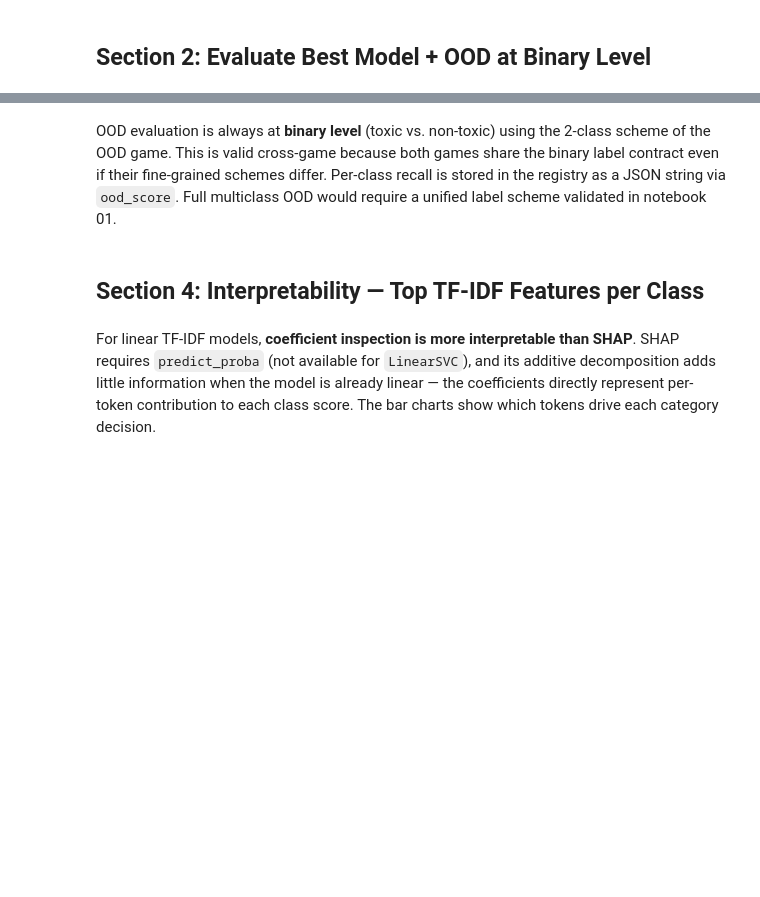
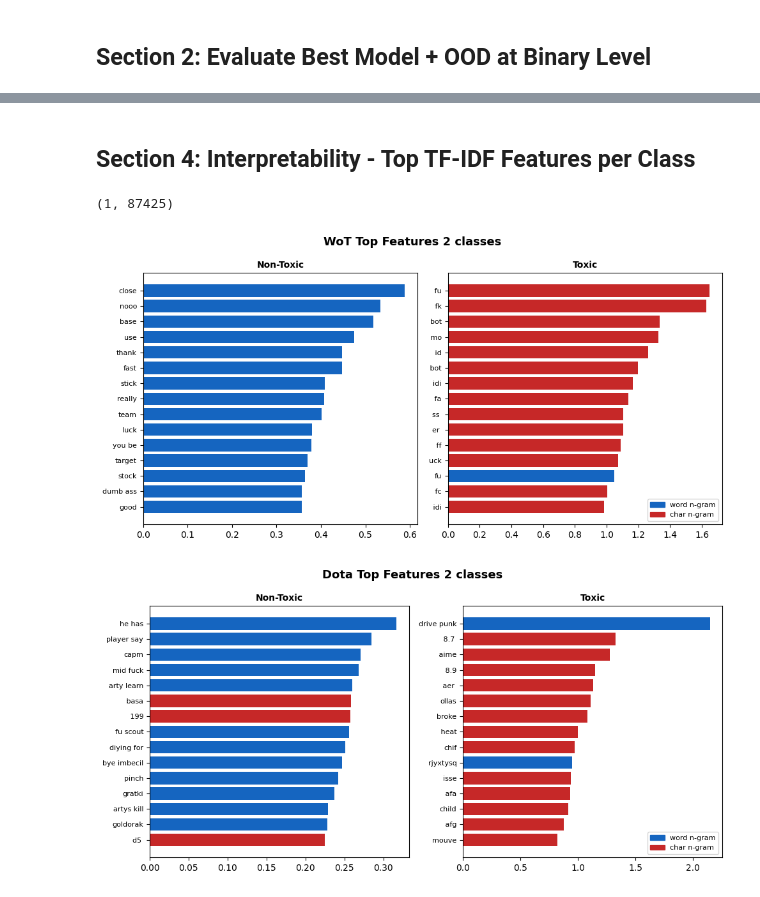
Before and after one commit to paolacalle/gaming-toxicity-detection, a Jupyter notebook: notebooks/gaming/02_ml_pipeline_multiclass.ipynb, the cells around one changed output, grey strips where cells are left out. Cells and saved outputs as stored; diff of their text form; code cells hidden in the pictures; blank space fills up the shorter version.

```diff
--- a/notebooks/gaming/02_ml_pipeline_multiclass.ipynb
+++ b/notebooks/gaming/02_ml_pipeline_multiclass.ipynb
@@ -60,7 +63,7 @@ print(f'Dota best granularity: {dota_best_n} classes')
 # %% [markdown]
 ## Section 2: Model Selection
 # %%
-# model selection with Optuna tuning on F2 (recall-weighted)
+# model selection with Optuna tuning on F1 (recall-weighted)
 # RandomOverSampler used for all models - chosen in notebook 01
 # n_jobs=1 inside Optuna on Windows - multiprocessing spawn overhead too high
 
@@ -68,15 +71,18 @@ def run_model_selection(game: str, load_fn, n_classes: int):
     # load and binarise - label > 0 means toxic
     train_df = load_fn('train').copy()
     train_df[CONFIG['label_col']] = (train_df[CONFIG['label_col']].astype(int) > 0).astype(int)
+
+    # split into y train and x train
     X_train = train_df[CONFIG['text_col']]
     y_train = train_df[CONFIG['label_col']]
 
+    # list for model comparison
     models_comparison = []
 
-    # Logistic Regression - CV across 30 C values, optimised on F2
+    # Logistic Regression - CV across 30 C values, optimised on F1
     print(f'[{game}] Logistic Regression ...')
     lr_pipe = build_pipe(
-        LogisticRegressionCV(Cs=30, cv=cv, scoring=F2_SCORER, max_iter=1000, random_state=seed, n_jobs=-1),
+        LogisticRegressionCV(Cs=30, cv=cv, scoring= make_f1_scorer(n_classes), max_iter=2000, random_state=seed, n_jobs=-1),
         oversampler=RandomOverSampler(random_state=seed)
     )
     lr_scores = cv_score(lr_pipe, X_train, y_train, cv=cv)
@@ -88,7 +94,7 @@ def run_model_selection(game: str, load_fn, n_classes: int):
         p = {'clf__alpha': trial.suggest_float('clf__alpha', 0.001, 2.0, log=True)}
         p_pipe = build_pipe(MultinomialNB(), oversampler=RandomOverSampler(random_state=seed))
         p_pipe.set_params(**p)
-        return cross_val_score(p_pipe, X_train, y_train, cv=cv, scoring=F2_SCORER, n_jobs=1).mean()
+        return cross_val_score(p_pipe, X_train, y_train, cv=cv, scoring= make_f1_scorer(n_classes), n_jobs=1).mean()
 
     study_nb = optuna.create_study(direction='maximize', sampler=TPESampler(seed=seed))
     study_nb.optimize(nb_objective, n_trials=CONFIG['optuna_trials'])
@@ -105,7 +111,7 @@ def run_model_selection(game: str, load_fn, n_classes: int):
             LinearSVC(C=C, max_iter=2000, tol=1e-3, random_state=seed),
             oversampler=RandomOverSampler(random_state=seed)
         )
-        return cross_val_score(p_pipe, X_train, y_train, cv=cv, scoring=F2_SCORER, n_jobs=1).mean()
+        return cross_val_score(p_pipe, X_train, y_train, cv=cv, scoring=make_f1_scorer(n_classes), n_jobs=1).mean()
 
     study_svc = optuna.create_study(direction='maximize', sampler=TPESampler(seed=seed))
     study_svc.optimize(svc_objective, n_trials=CONFIG['optuna_trials'])
@@ -116,8 +122,8 @@ def run_model_selection(game: str, load_fn, n_classes: int):
     svc_scores = cv_score(svc_pipe, X_train, y_train, cv=cv)
     models_comparison.append({'Model': 'LinearSVC', **svc_scores})
 
-    # rank by F2
-    compare_df = pd.DataFrame(models_comparison).sort_values('cv_f2', ascending=False).reset_index(drop=True)
+    # rank by F1
+    compare_df = pd.DataFrame(models_comparison).sort_values('cv_f1', ascending=False).reset_index(drop=True)
     print(f'\n{game} model comparison:')
     print(compare_df.to_string(index=False))
 
@@ -125,9 +131,11 @@ def run_model_selection(game: str, load_fn, n_classes: int):
     return compare_df, pipes
 
 
+# best model selection for world of tanks dataset
 print('=== WoT model selection ===')
 wot_compare_df, wot_pipes = run_model_selection('WoT', load_wot, wot_best_n)
 
+# best model selection for dota dataset
 print('\n=== Dota model selection ===')
 dota_compare_df, dota_pipes = run_model_selection('Dota', load_dota, dota_best_n)
 
@@ -212,42 +266,65 @@ dota_best_pipe = evaluate_best(
-# %% [markdown]
-OOD evaluation is always at **binary level** (toxic vs. non-toxic) using the 2-class scheme of the OOD game. This is valid cross-game because both games share the binary label contract even if their fine-grained schemes differ. Per-class recall is stored in the registry as a JSON string via `ood_score`. Full multiclass OOD would require a unified label scheme validated in notebook 01.
 # %% [markdown]
-## Section 4: Interpretability — Top TF-IDF Features per Class
+## Section 4: Interpretability - Top TF-IDF Features per Class
 # %%
-# Extract top TF-IDF features per class from LR or SVC coefficients.
-# LinearSVC and LR both expose .coef_ — no predict_proba needed.
-# SHAP NOT used: LinearSVC has no predict_proba, coefficient inspection
-# is more honest for linear TF-IDF models.
+# fit
+train_df = load_wot('train').copy()
+train_df[CONFIG['label_col']] = (train_df[CONFIG['label_col']].astype(int) > 0).astype(int)
+X_tr = train_df[CONFIG['text_col']]
+y_tr = train_df[CONFIG['label_col']]
+
+wot_best_pipe.fit(X_tr, y_tr)
+print(wot_best_pipe.named_steps['clf'].coef_.shape)
 
 def plot_top_features(pipe, class_names: list, title: str, top_n: int = 15):
-    tfidf         = pipe.named_steps['tfidf']
-    clf           = pipe.named_steps['clf']
-    feature_names = np.array(tfidf.get_feature_names_out())
-    coef          = clf.coef_
+    from matplotlib.patches import Patch
+
+    tfidf = pipe.named_steps['tfidf']
+    clf   = pipe.named_steps['clf']
+
+    # FeatureUnion.get_feature_names_out() buggy in some sklearn versions — build manually
+    if hasattr(tfidf, 'transformer_list'):
+        raw_names = np.concatenate([
+            np.array([f'{name}__{n}' for n in tr.get_feature_names_out()])
+            for name, tr in tfidf.transformer_list
+        ])
+    else:
+        raw_names = np.array(tfidf.get_feature_names_out())
+
+    is_char = np.array([n.startswith('char__') for n in raw_names])
+    display_names = np.array([n.split('__', 1)[-1]   for n in raw_names])
+
+    coef = clf.coef_ if hasattr(clf, 'coef_') else clf.feature_log_prob_
     if coef.shape[0] == 1:
         coef = np.vstack([-coef, coef])
 
     n_cls = len(class_names)
     fig, axes = plt.subplots(1, n_cls, figsize=(5 * n_cls, 5))
     if n_cls == 1:
         axes = [axes]
 
     for ax, cls_idx, cls_name in zip(axes, range(n_cls), class_names):
         top_idx = np.argsort(coef[cls_idx])[-top_n:][::-1]
-        ax.barh(feature_names[top_idx][::-1], coef[cls_idx][top_idx][::-1], color='#1565C0')
+        colors  = ['#C62828' if is_char[i] else '#1565C0' for i in top_idx[::-1]]
+        ax.barh(display_names[top_idx][::-1], coef[cls_idx][top_idx][::-1], color=colors)
         ax.set_title(cls_name, fontsize=10, fontweight='bold')
         ax.tick_params(axis='y', labelsize=8)
 
+    legend = [Patch(color='#1565C0', label='word n-gram'),
+              Patch(color='#C62828', label='char n-gram')]
+    axes[-1].legend(handles=legend, loc='lower right', fontsize=8)
+
     plt.suptitle(title, fontweight='bold', fontsize=13)
     plt.tight_layout()
-    fname = title.replace(' ', '_').replace('/', '_').lower()
-    Path('../../data/results').mkdir(parents=True, exist_ok=True)
-    plt.savefig(f'../../data/results/{fname}_features.png', dpi=150, bbox_inches='tight')
     plt.show()
 
+
+
+# plot the features
 plot_top_features(wot_best_pipe,  WOT_CLASS_NAMES[wot_best_n],
-                   f'WoT Top Features --- {wot_best_n} classes')
+                  f'WoT Top Features {wot_best_n} classes')
 plot_top_features(dota_best_pipe, DOTA_CLASS_NAMES[dota_best_n],
-                   f'Dota Top Features --- {dota_best_n} classes')
+                  f'Dota Top Features {dota_best_n} classes')
+# %% [output]
+(1, 87425)
+[figure, added]
+[figure, added]
-# %% [markdown]
-For linear TF-IDF models, **coefficient inspection is more interpretable than SHAP**. SHAP requires `predict_proba` (not available for `LinearSVC`), and its additive decomposition adds little information when the model is already linear — the coefficients directly represent per-token contribution to each class score. The bar charts show which tokens drive each category decision.
```
Also changed, not shown: parts of 10 cells of this notebook, 16 other files.
